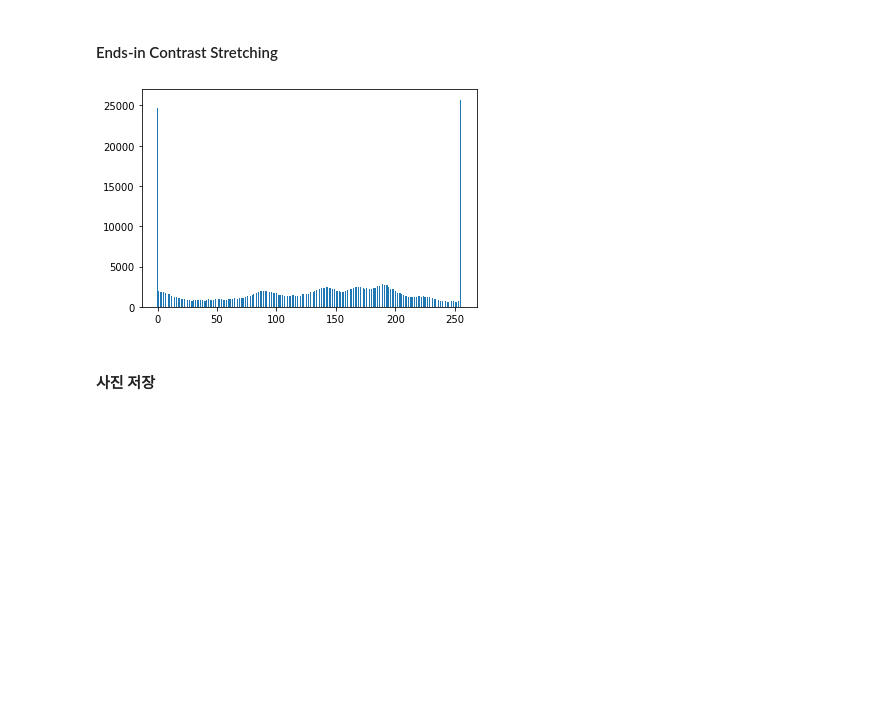
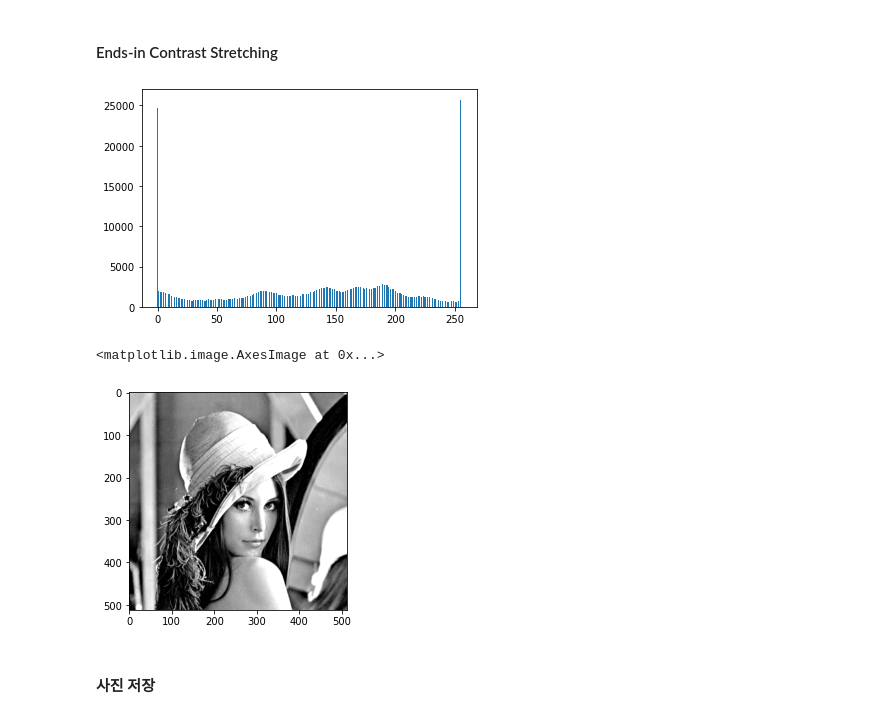
Before and after one commit to KimJinSeong-Git/LEC_ImageProcessing, a Jupyter notebook: HW2_Histogram/HW2.ipynb, the cells around one changed output. Drawn from its saved outputs; the diff is of its cells as text; code cells hidden in the pictures; blank space fills up the shorter version.

```diff
--- a/HW2_Histogram/HW2.ipynb
+++ b/HW2_Histogram/HW2.ipynb
@@ -123,9 +131,12 @@ printGraph(contrast_histogram)
 # %%
 img_EndsIn = createEndsIn(img_np)
 endsIn_histogram = createHistogram(img_EndsIn)
 printGraph(endsIn_histogram)
+imshow(img_EndsIn, cmap='gray')
 # %% [output]
 [figure]
+<matplotlib.image.AxesImage at 0x...>
+[figure, added]
 # %% [markdown]
 #### 사진 저장
 # %%
```
Also changed, not shown: parts of 5 cells of this notebook.
